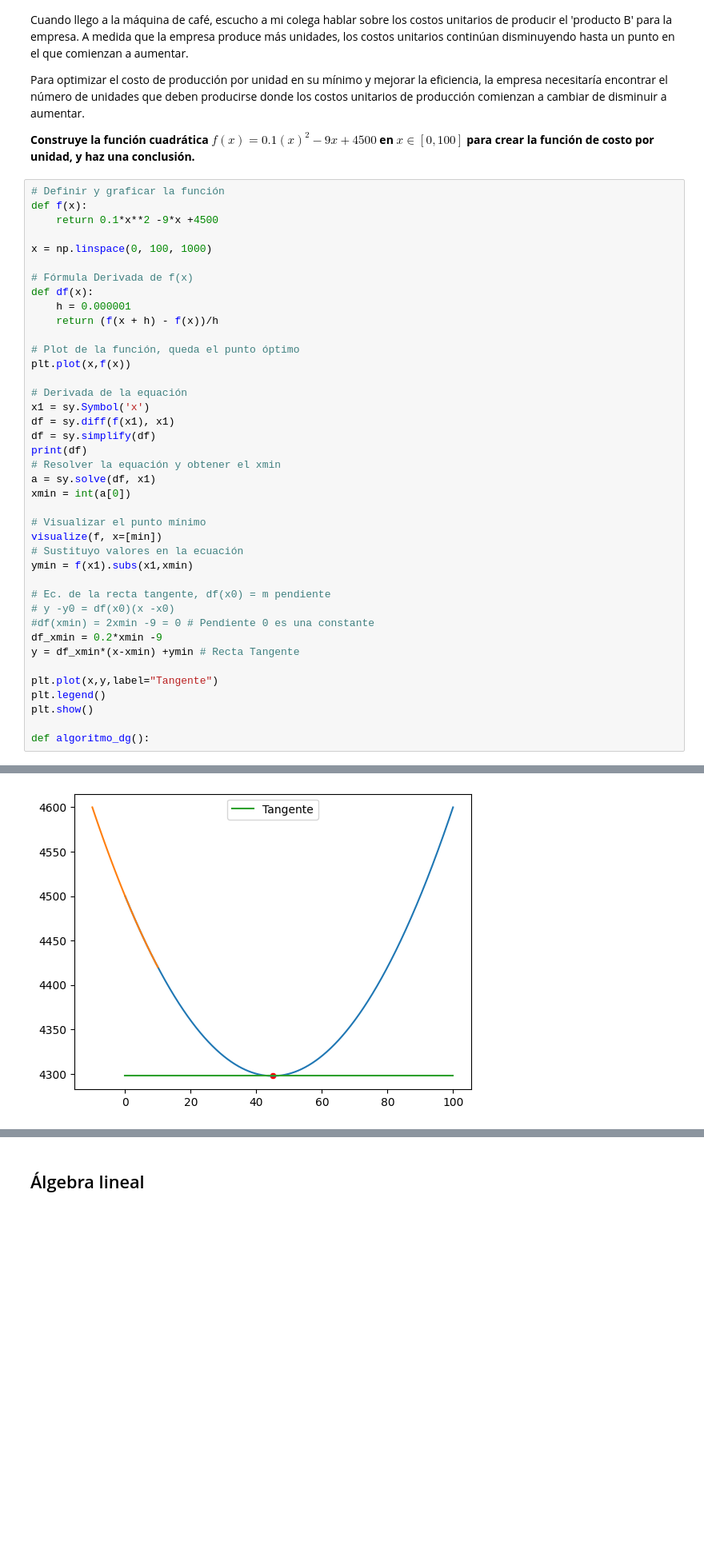
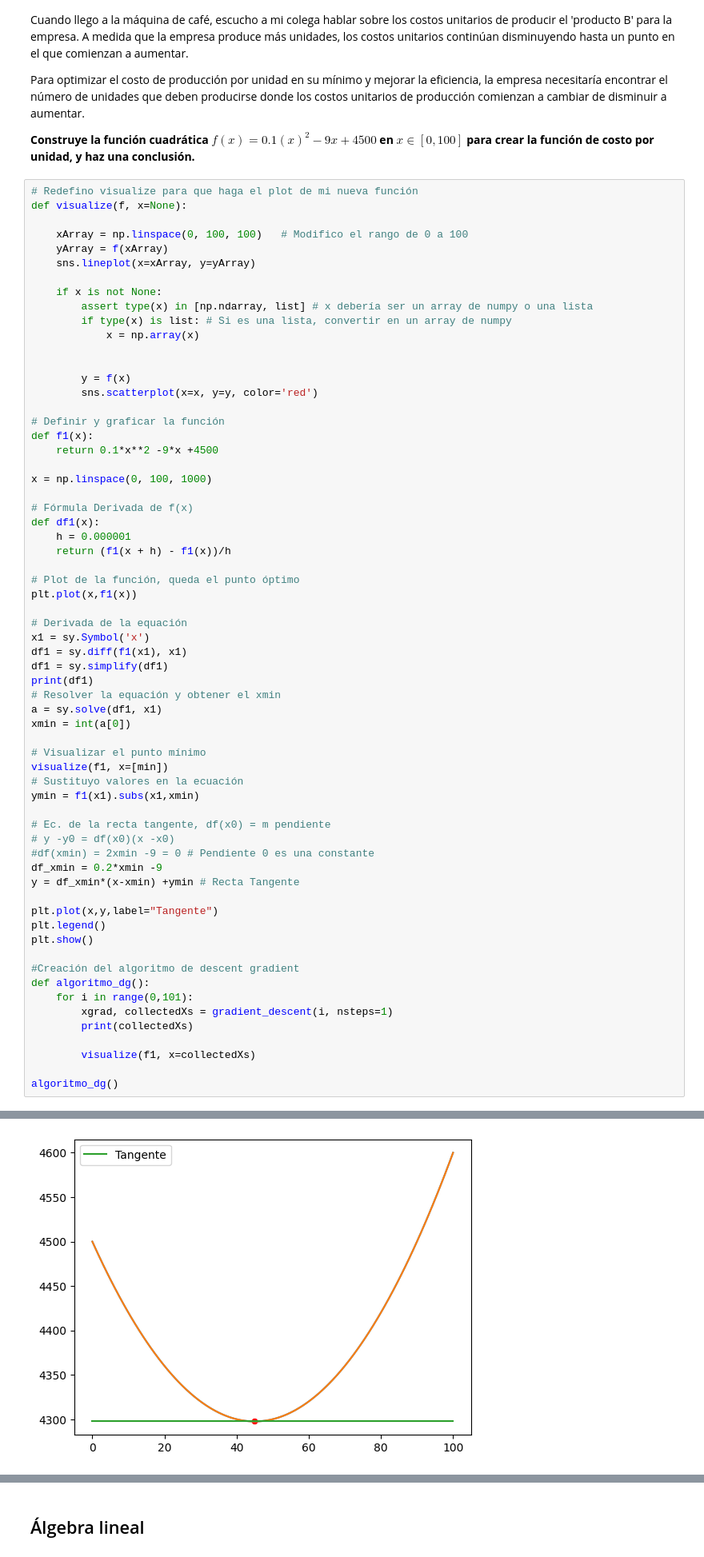
Before and after one commit to 4GeeksAcademy/calculus-and-algebra-problems-with-python-andtay, a Jupyter notebook: notebook/problems.es.ipynb, the cells around one changed output, grey strips where cells are left out. Shown at 80% size. Saved outputs shown, nothing was run; the diff lists cells and outputs as text; blank space fills up the shorter version.

```diff
--- a/notebook/problems.es.ipynb
+++ b/notebook/problems.es.ipynb
@@ -245,45 +245,69 @@ Para optimizar el costo de producción por unidad en su mínimo y mejorar la efi
 
 **Construye la función cuadrática $f(x)=0.1(x)^2−9x +4500$ en $x∈[0,100]$ para crear la función de costo por unidad, y haz una conclusión.**
 # %%
+# Redefino visualize para que haga el plot de mi nueva función
+def visualize(f, x=None):
+
+    xArray = np.linspace(0, 100, 100)   # Modifico el rango de 0 a 100
+    yArray = f(xArray)
+    sns.lineplot(x=xArray, y=yArray)
+
+    if x is not None:
+        assert type(x) in [np.ndarray, list] # x debería ser un array de numpy o una lista
+        if type(x) is list: # Si es una lista, convertir en un array de numpy
+            x = np.array(x)
+
+
+        y = f(x)
+        sns.scatterplot(x=x, y=y, color='red')
+
 # Definir y graficar la función
-def f(x):
+def f1(x):
     return 0.1*x**2 -9*x +4500
 
 x = np.linspace(0, 100, 1000)
 
 # Fórmula Derivada de f(x)
-def df(x):
+def df1(x):
     h = 0.000001
-    return (f(x + h) - f(x))/h
+    return (f1(x + h) - f1(x))/h
 
 # Plot de la función, queda el punto óptimo
-plt.plot(x,f(x))
+plt.plot(x,f1(x))
 
 # Derivada de la equación
 x1 = sy.Symbol('x')
-df = sy.diff(f(x1), x1)
-df = sy.simplify(df)
-print(df)
+df1 = sy.diff(f1(x1), x1)
+df1 = sy.simplify(df1)
+print(df1)
 # Resolver la equación y obtener el xmin
-a = sy.solve(df, x1)
+a = sy.solve(df1, x1)
 xmin = int(a[0])
 
 # Visualizar el punto mínimo
-visualize(f, x=[min])
+visualize(f1, x=[min])
 # Sustituyo valores en la ecuación
-ymin = f(x1).subs(x1,xmin)
+ymin = f1(x1).subs(x1,xmin)
 
 # Ec. de la recta tangente, df(x0) = m pendiente
 # y -y0 = df(x0)(x -x0)
 #df(xmin) = 2xmin -9 = 0 # Pendiente 0 es una constante
 df_xmin = 0.2*xmin -9
 y = df_xmin*(x-xmin) +ymin # Recta Tangente
 
 plt.plot(x,y,label="Tangente")
 plt.legend()
 plt.show()
 
+#Creación del algoritmo de descent gradient
 def algoritmo_dg():
+    for i in range(0,101):
+        xgrad, collectedXs = gradient_descent(i, nsteps=1)
+        print(collectedXs)
+
+        visualize(f1, x=collectedXs)
+
+algoritmo_dg()
 # %% [output]
 0.2*x - 9
-[figure, old version]
+[figure, new version]
```
Also changed, not shown: parts of 1 cell of this notebook.
